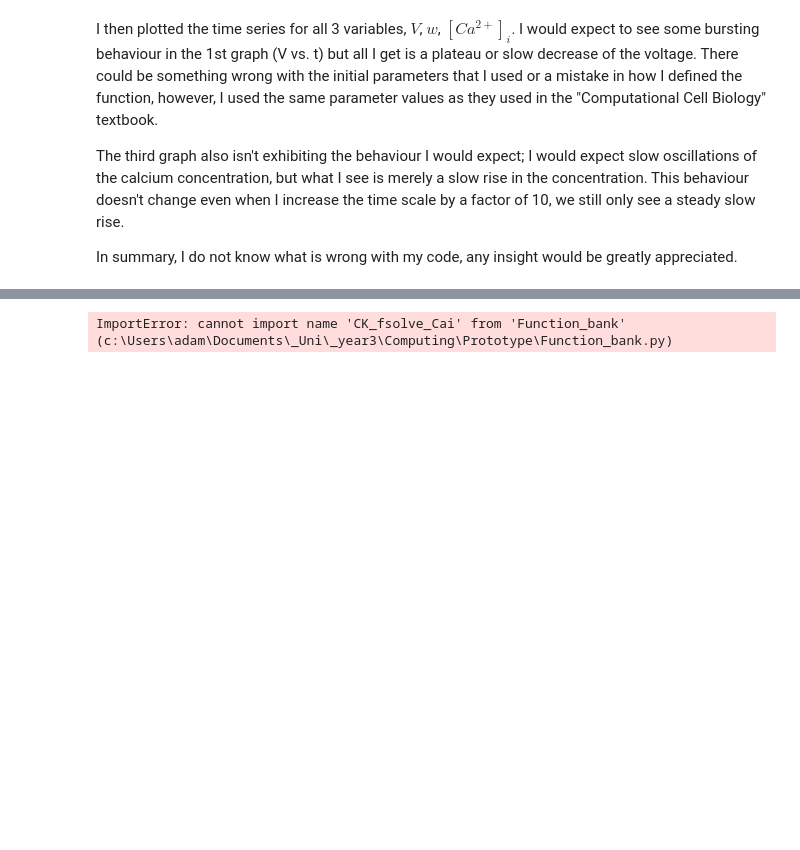
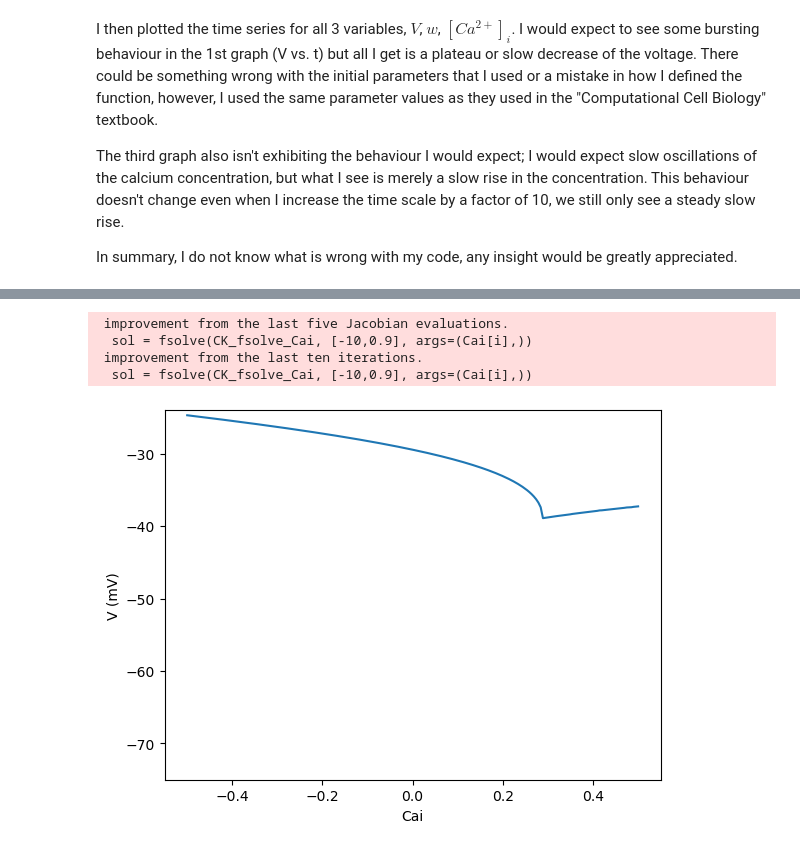
Before and after one commit to DoorFella/NSCI0011-Scientific-Computing, a Jupyter notebook: Prototype/Chay_Keizer_prototype.ipynb, the cells around one changed output, grey strips where cells are left out. Saved outputs shown, nothing was run; the diff lists cells and outputs as text; code cells hidden in the pictures; blank space fills up the shorter version.

```diff
--- a/Prototype/Chay_Keizer_prototype.ipynb
+++ b/Prototype/Chay_Keizer_prototype.ipynb
@@ -111,22 +175,26 @@ plt.show()
 # %%
 from Function_bank import CK_fsolve_Cai
 
-length = 100
-Cai = np.linspace(0, 1, length)
+length = 200
+Cai = np.linspace(-0.5, 0.5, length)
 V = np.zeros(length)
 w = np.zeros(length)
 
 for i in range(len(Cai)):
-    sol = fsolve(CK_fsolve_Cai, [1,1], args=(Cai[i],))
+    sol = fsolve(CK_fsolve_Cai, [-10,0.9], args=(Cai[i],))
     V[i], w[i] = sol
 
 fig, ax = plt.subplots()
 
 ax.plot(Cai, V,)
-#plt.ylim(top = 75)
+plt.ylim(bottom = -75)
 
 plt.xlabel("Cai")
 plt.ylabel("V (mV)")
 plt.show()
 # %% [output]
-ImportError: cannot import name 'CK_fsolve_Cai' from 'Function_bank' (c:\Users\adam\Documents\_Uni\_year3\Computing\Prototype\Function_bank.py)
+ improvement from the last five Jacobian evaluations.
+  sol = fsolve(CK_fsolve_Cai, [-10,0.9], args=(Cai[i],))
+ improvement from the last ten iterations.
+  sol = fsolve(CK_fsolve_Cai, [-10,0.9], args=(Cai[i],))
+[figure, added]
```
Also changed, not shown: parts of 35 cells of this notebook, 16 other files.
